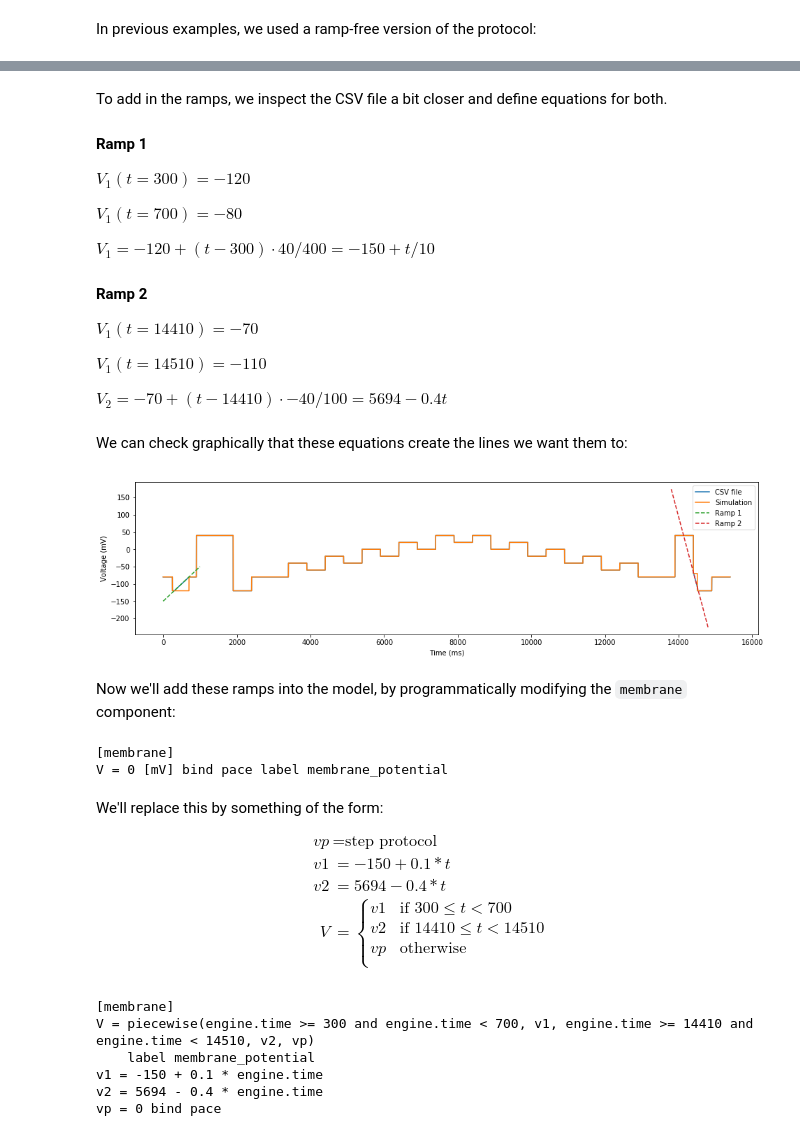
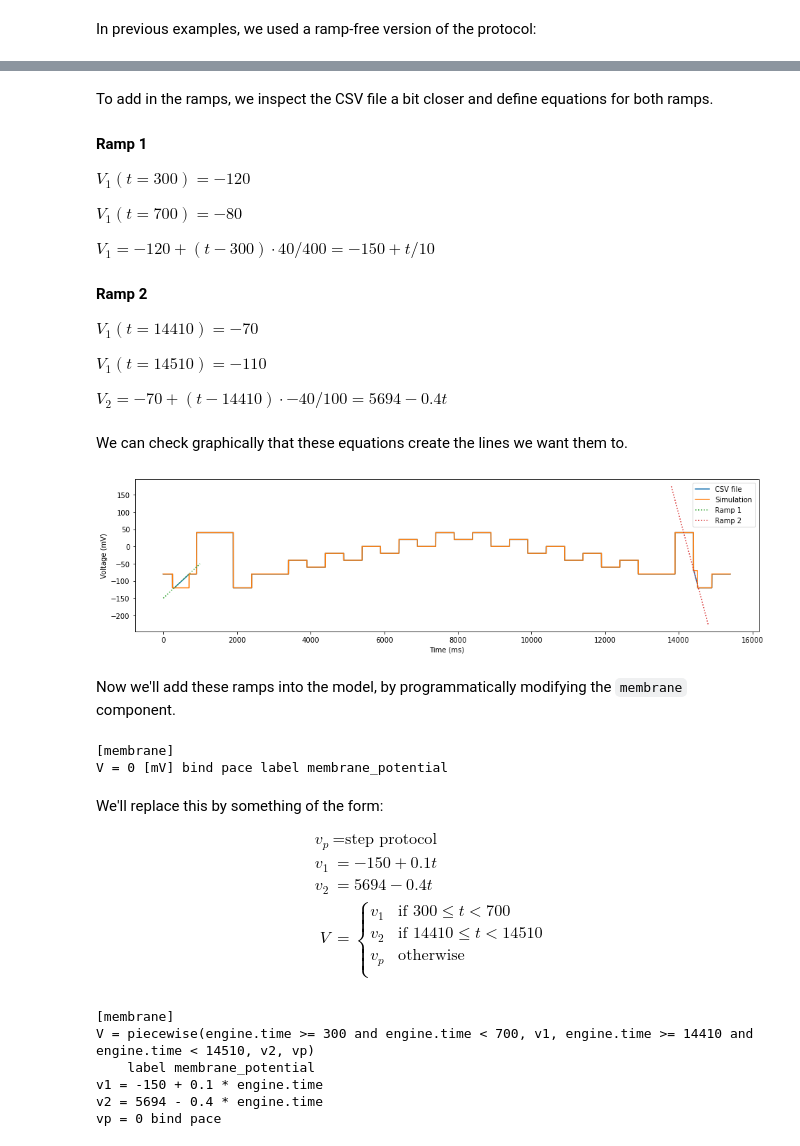
Before and after one commit to CardiacModelling/fitting-notebooks, a Jupyter notebook: ion-currents/more-protocols-1-steps-and-ramps.ipynb, the cells around one changed output, grey strips where cells are left out. Cells and saved outputs as stored; diff of their text form; code cells hidden in the pictures.

```diff
--- a/ion-currents/more-protocols-1-steps-and-ramps.ipynb
+++ b/ion-currents/more-protocols-1-steps-and-ramps.ipynb
@@ -59,7 +59,7 @@ plt.show()
 # %% [output]
 [figure]
 # %% [markdown]
-To add in the ramps, we inspect the CSV file a bit closer and define equations for both.
+To add in the ramps, we inspect the CSV file a bit closer and define equations for both ramps.
 
 #### Ramp 1
 
@@ -77,29 +77,29 @@ $V_1(t=14510) = -110$
 
 $V_2 = -70 + (t - 14410) \cdot -40 / 100 = 5694 - 0.4 t$
 # %% [markdown]
-We can check graphically that these equations create the lines we want them to:
+We can check graphically that these equations create the lines we want them to.
 # %%
 plt.figure(figsize=(16, 4))
 plt.xlabel('Time (ms)')
 plt.ylabel('Voltage (mV)')
 plt.plot(log_1['time'], log_1['voltage'], label='CSV file')
 plt.plot(log_2['engine.time'], log_2['membrane.V'], label='Simulation')
 
 t1 = np.linspace(0, 1000, 1000)
 v1 = -150 + 0.1 * t1
 
 t2 = np.linspace(13800, 14800, 1000)
 v2 = 5694 - 0.4 * t2
 
-plt.plot(t1, v1, '--', label='Ramp 1')
-plt.plot(t2, v2, '--', label='Ramp 2')
+plt.plot(t1, v1, ':', label='Ramp 1')
+plt.plot(t2, v2, ':', label='Ramp 2')
 
 plt.legend()
 plt.show()
 # %% [output]
-[figure, old version]
+[figure, new version]
 # %% [markdown]
-Now we'll add these ramps into the model, by programmatically modifying the `membrane` component:
+Now we'll add these ramps into the model, by programmatically modifying the `membrane` component.
 # %%
 print(model.get('membrane').code())
 # %% [output]
@@ -109,13 +109,13 @@ V = 0 [mV] bind pace label membrane_potential
 We'll replace this by something of the form:
 
 \begin{align}
-vp  &= \text{step protocol} \\
-v1 &= -150 + 0.1 * t \\
-v2 &= 5694 - 0.4 * t \\
+v_p  &= \text{step protocol} \\
+v_1 &= -150 + 0.1 t \\
+v_2 &= 5694 - 0.4 t \\
 V  &= \begin{cases}
-    v1 & \mbox{ if } 300 \leq t < 700 \\
-    v2 & \mbox{ if } 14410 \leq t < 14510 \\
-    vp  & \mbox{ otherwise} \\
+    v_1 & \mbox{ if } 300 \leq t < 700 \\
+    v_2 & \mbox{ if } 14410 \leq t < 14510 \\
+    v_p  & \mbox{ otherwise} \\
 \end{cases}
 \end{align}
 # %%
```
Also changed, not shown: parts of 12 cells of this notebook, 2 other files.
